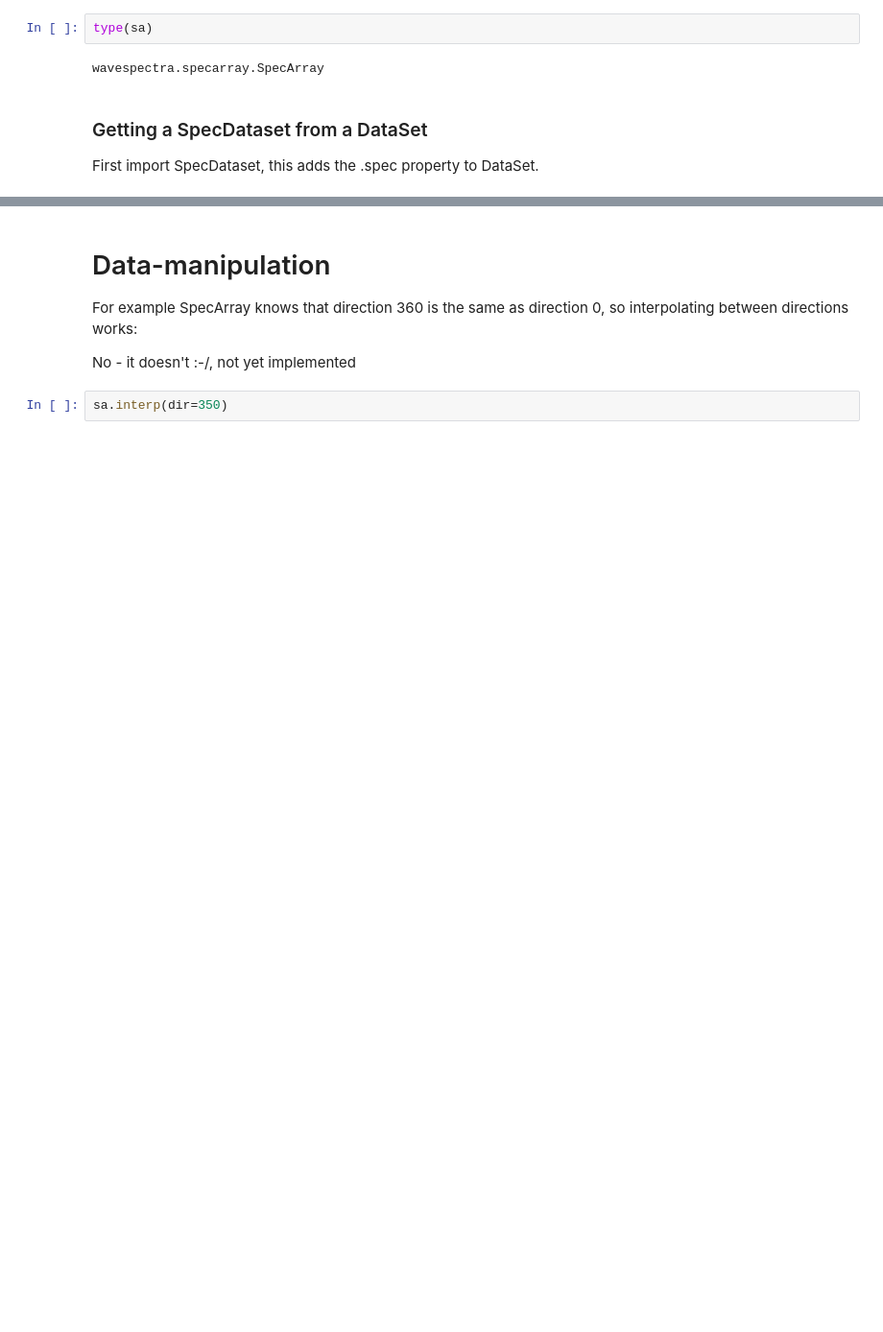
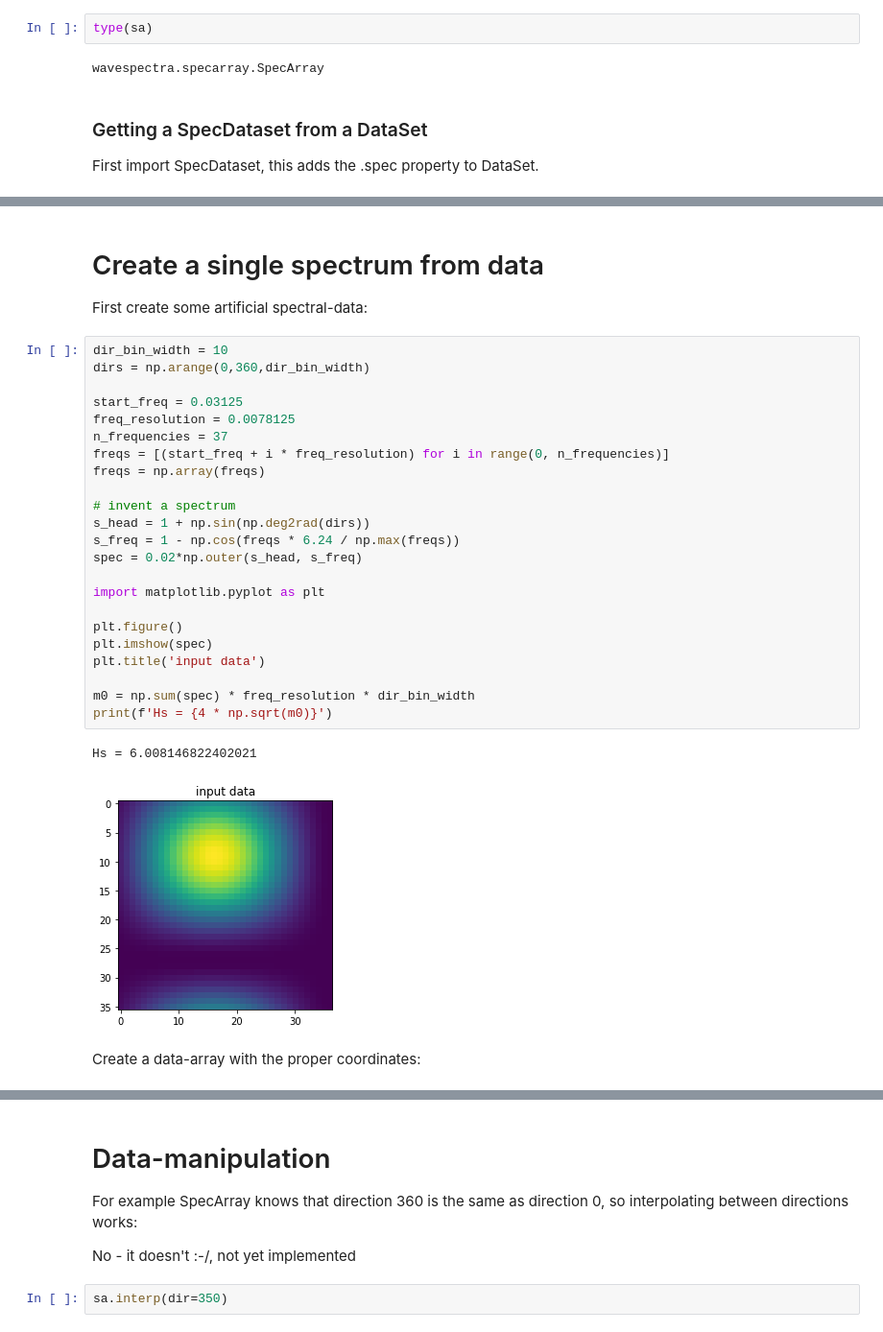
Before and after one commit to RubendeBruin/wavespectra, a Jupyter notebook: docs/datastructure.ipynb, the cells around one changed output, grey strips where cells are left out. Shown: that part at 96% size. Drawn from its saved outputs; the diff is of its cells as text; blank space fills up the shorter version.

```diff
--- a/docs/datastructure.ipynb
+++ b/docs/datastructure.ipynb
@@ -225,0 +217,32 @@ Data variables:
+# %% [markdown]
+# Create a single spectrum from data
+
+First create some artificial spectral-data:
+# %%
+dir_bin_width = 10
+dirs = np.arange(0,360,dir_bin_width)
+
+start_freq = 0.03125
+freq_resolution = 0.0078125
+n_frequencies = 37
+freqs = [(start_freq + i * freq_resolution) for i in range(0, n_frequencies)]
+freqs = np.array(freqs)
+
+# invent a spectrum
+s_head = 1 + np.sin(np.deg2rad(dirs))
+s_freq = 1 - np.cos(freqs * 6.24 / np.max(freqs))
+spec = 0.02*np.outer(s_head, s_freq)
+
+import matplotlib.pyplot as plt
+
+plt.figure()
+plt.imshow(spec)
+plt.title('input data')
+
+m0 = np.sum(spec) * freq_resolution * dir_bin_width
+print(f'Hs = {4 * np.sqrt(m0)}')
+# %% [output]
+Hs = 6.008146822402021
+[figure, added]
+# %% [markdown]
+Create a data-array with the proper coordinates:
```
Also changed, not shown: parts of 16 cells of this notebook, 1 other file.
